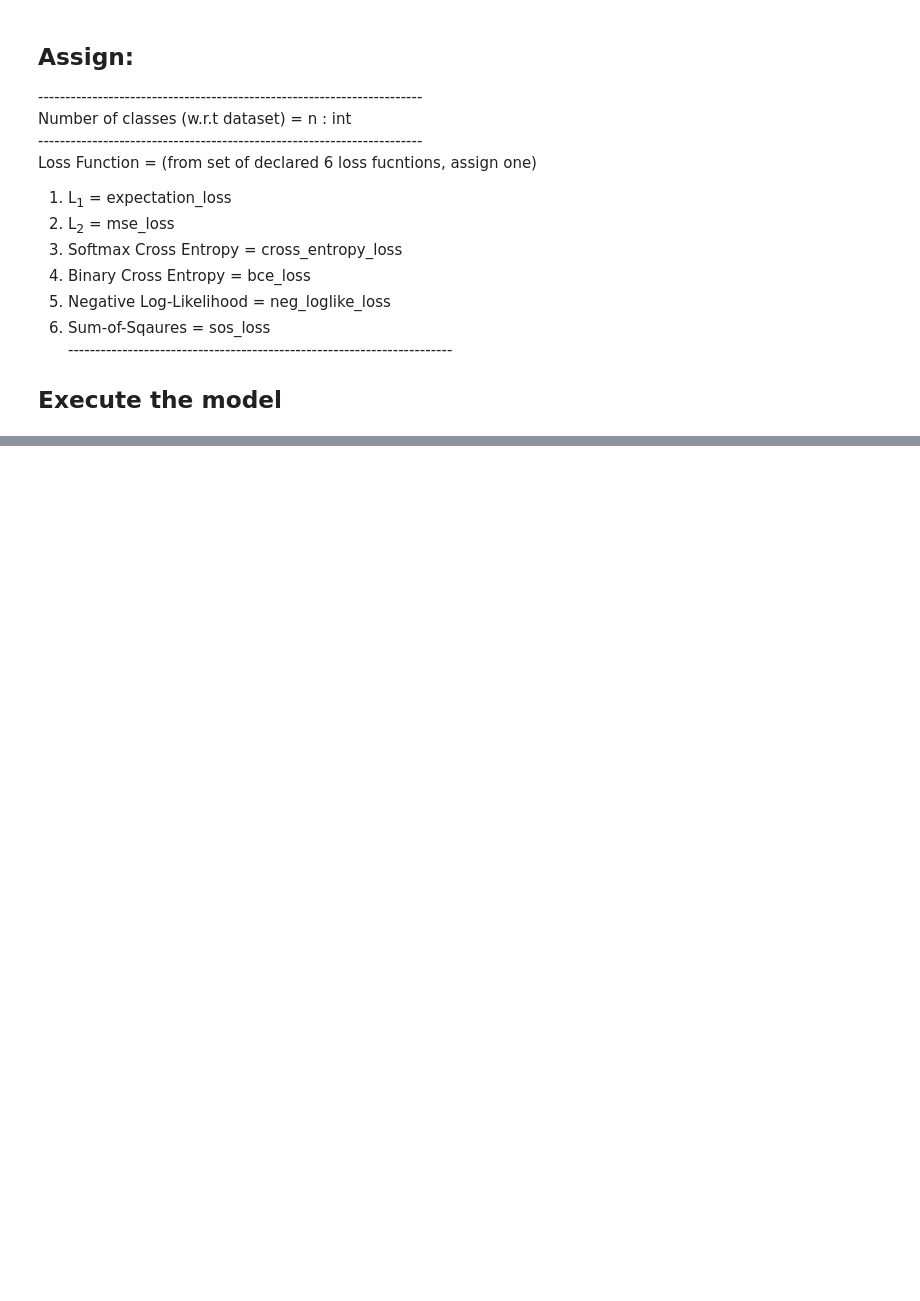
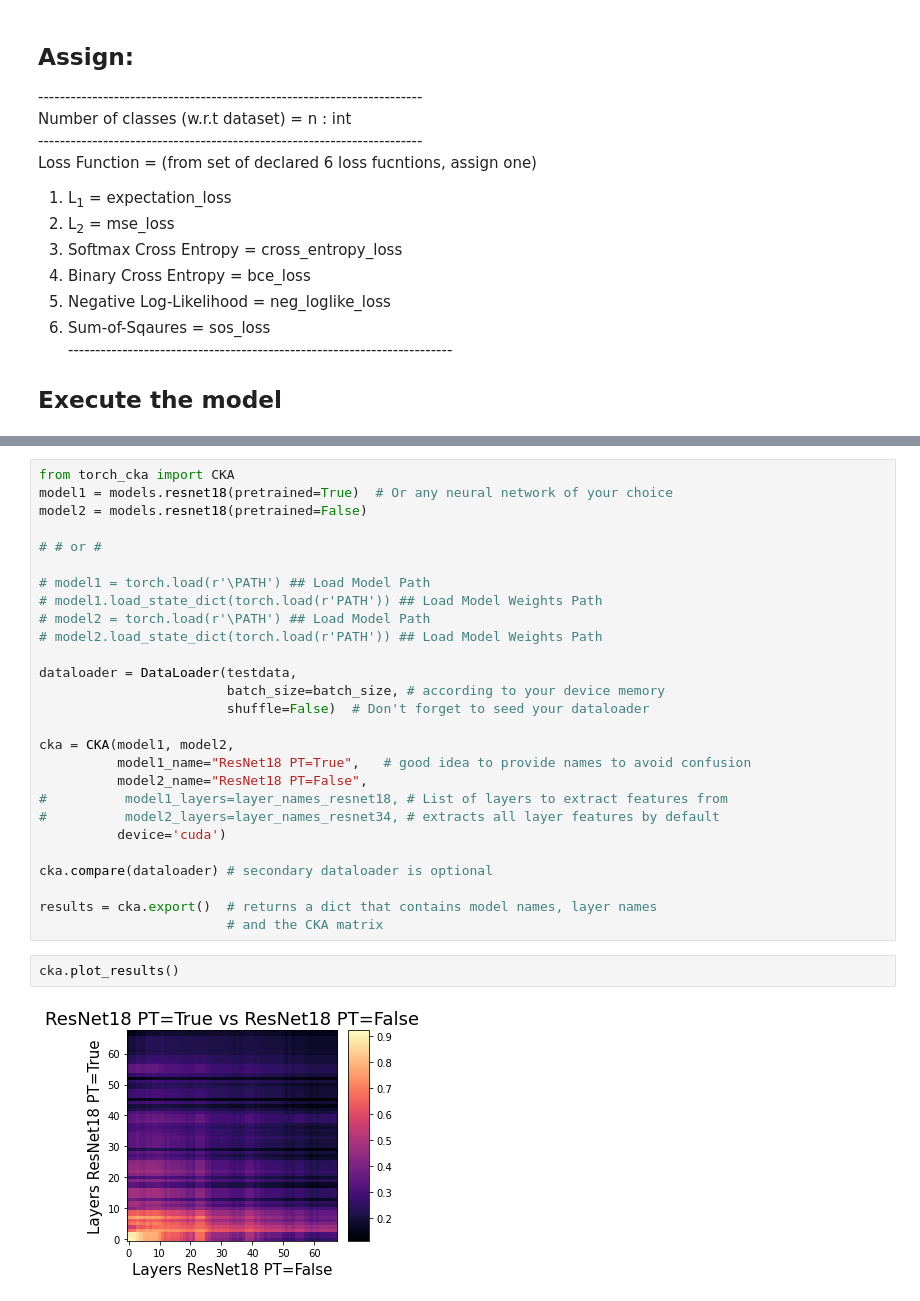
Before and after one commit to gnyanesh-bangaru/loss-analysis-cka, a Jupyter notebook: tutorial.ipynb, the cells around one changed output, grey strips where cells are left out. Saved outputs shown, nothing was run; the diff lists cells and outputs as text; blank space fills up the shorter version.

```diff
--- a/tutorial.ipynb
+++ b/tutorial.ipynb
@@ -264,0 +134,31 @@ Epoch 11 {'train_loss': 0.13715476, 'train_acc': 0.9522122, 'test_loss': 0.77681
+# %%
+from torch_cka import CKA
+model1 = models.resnet18(pretrained=True)  # Or any neural network of your choice
+model2 = models.resnet18(pretrained=False)
+
+# # or #
+
+# model1 = torch.load(r'\PATH') ## Load Model Path
+# model1.load_state_dict(torch.load(r'PATH')) ## Load Model Weights Path
+# model2 = torch.load(r'\PATH') ## Load Model Path
+# model2.load_state_dict(torch.load(r'PATH')) ## Load Model Weights Path
+
+dataloader = DataLoader(testdata,
+                        batch_size=batch_size, # according to your device memory
+                        shuffle=False)  # Don't forget to seed your dataloader
+
+cka = CKA(model1, model2,
+          model1_name="ResNet18 PT=True",   # good idea to provide names to avoid confusion
+          model2_name="ResNet18 PT=False",
+#          model1_layers=layer_names_resnet18, # List of layers to extract features from
+#          model2_layers=layer_names_resnet34, # extracts all layer features by default
+          device='cuda')
+
+cka.compare(dataloader) # secondary dataloader is optional
+
+results = cka.export()  # returns a dict that contains model names, layer names
+                        # and the CKA matrix
+# %%
+cka.plot_results()
+# %% [output]
+[figure, added]
```
Also changed, not shown: parts of 15 cells of this notebook.
